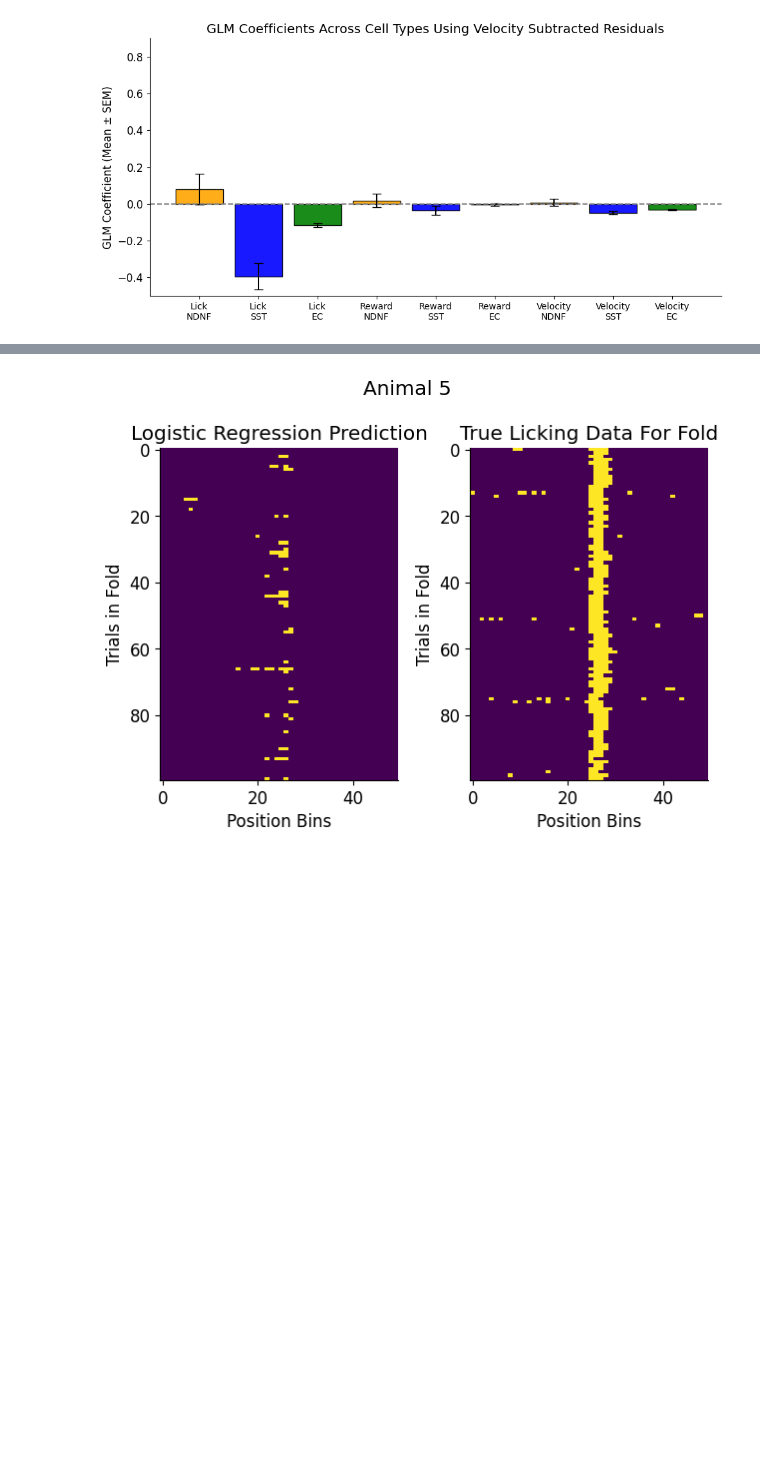
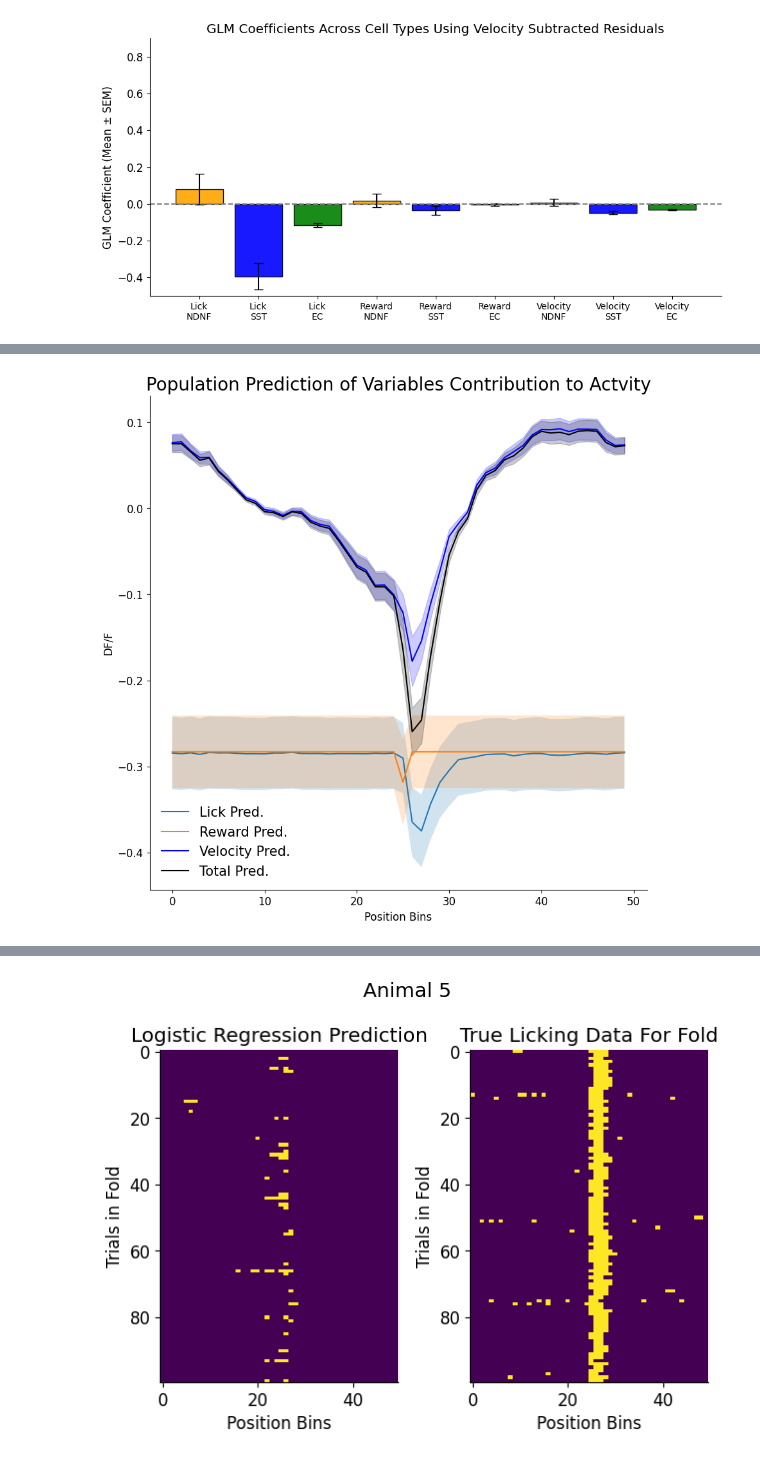
Before and after one commit to Milstein-Lab/CA1-interneuron-GLM, a Jupyter notebook: Clean_notebooks_to_date/finding_weights_over_NDNF.ipynb, the cells around one changed output, grey strips where cells are left out. Cells and saved outputs as stored; diff of their text form; code cells hidden in the pictures; blank space fills up the shorter version.

```diff
--- a/Clean_notebooks_to_date/finding_weights_over_NDNF.ipynb
+++ b/Clean_notebooks_to_date/finding_weights_over_NDNF.ipynb
@@ -570,0 +688,55 @@ NameError: name 'EC_GLM_models' is not defined
+# %%
+def get_mean_array(prediction_list_SST_L):
+    mean_prediction_list_SST_L = []
+    for i in range(len(prediction_list_SST_L)):
+        mean_prediction_list_SST_L.append(np.mean(prediction_list_SST_L[i], axis=1))
+    return mean_prediction_list_SST_L
+
+mean_prediction_list_SST_L = get_mean_array(prediction_list_SST_L)
+mean_prediction_list_SST_R = get_mean_array(prediction_list_SST_R)
+mean_prediction_list_SST_V = get_mean_array(prediction_list_SST_V)
+mean_prediction_list_SST = get_mean_array(prediction_list_SST)
+
+prediction_array_SST_L = np.array(mean_prediction_list_SST_L)
+prediction_array_SST_R = np.array(mean_prediction_list_SST_R)
+prediction_array_SST_V = np.array(mean_prediction_list_SST_V)
+prediction_array_SST = np.array(mean_prediction_list_SST)
+
+
+mean_prediction_array_SST_L = np.mean(prediction_array_SST_L, axis=0)
+sem_prediction_array_SST_L = sem(prediction_array_SST_L, axis=0)
+mean_prediction_array_SST_R = np.mean(prediction_array_SST_R, axis=0)
+sem_prediction_array_SST_R = sem(prediction_array_SST_R, axis=0)
+mean_prediction_array_SST_V = np.mean(prediction_array_SST_V, axis=0)
+sem_prediction_array_SST_V = sem(prediction_array_SST_V, axis=0)
+mean_prediction_array_SST = np.mean(prediction_array_SST, axis=0)
+sem_prediction_array_SST = sem(prediction_array_SST, axis=0)
+
+SST_list = []
+for animal in activity_dict_SST:
+    for cell in activity_dict_SST[animal]:
+        SST_list.append(np.mean(activity_dict_SST[animal][cell], axis=1))
+
+sst_array = np.array(SST_list)
+
+mean_real = np.mean(sst_array, axis=0)
+sem_real = sem(sst_array, axis=0)
+
+plt.figure(figsize=(10, 10))
+plt.plot(mean_prediction_array_SST_L, label="Lick Pred.")
+plt.fill_between(range(len(mean_prediction_array_SST_L)), mean_prediction_array_SST_L+sem_prediction_array_SST_L, mean_prediction_array_SST_L-sem_prediction_array_SST_L, alpha=0.2)
+plt.plot(mean_prediction_array_SST_R, label="Reward Pred.")
+plt.fill_between(range(len(mean_prediction_array_SST_R)), mean_prediction_array_SST_R+sem_prediction_array_SST_R, mean_prediction_array_SST_R-sem_prediction_array_SST_R, alpha=0.2)
+plt.plot(mean_prediction_array_SST_V, label="Velocity Pred.", color='b')
+plt.fill_between(range(len(mean_prediction_array_SST_V)), mean_prediction_array_SST_V+sem_prediction_array_SST_V, mean_prediction_array_SST_V-sem_prediction_array_SST_V, alpha=0.2, color='b')
+plt.plot(mean_prediction_array_SST, label="Total Pred.", color='k')
+plt.fill_between(range(len(mean_prediction_array_SST)), mean_prediction_array_SST+sem_prediction_array_SST, mean_prediction_array_SST-sem_prediction_array_SST, alpha=0.2, color='k')
+# plt.plot(mean_real, label="Raw Activity", color='k')
+# plt.fill_between(range(len(mean_real)), mean_real+sem_real, mean_real-sem_real, alpha=0.2, color='k')
+plt.title("Population Prediction of Variables Contribution to Actvity", fontsize=20)
+plt.xlabel("Position Bins")
+plt.ylabel("DF/F")
+plt.legend(fontsize=15)
+plt.show()
+# %% [output]
+[figure, added]
```
Also changed, not shown: parts of 12 cells of this notebook.
